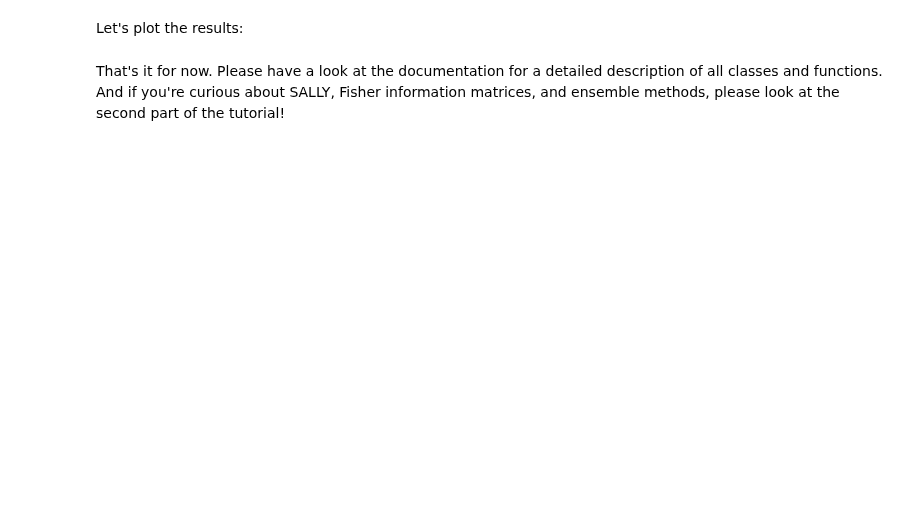
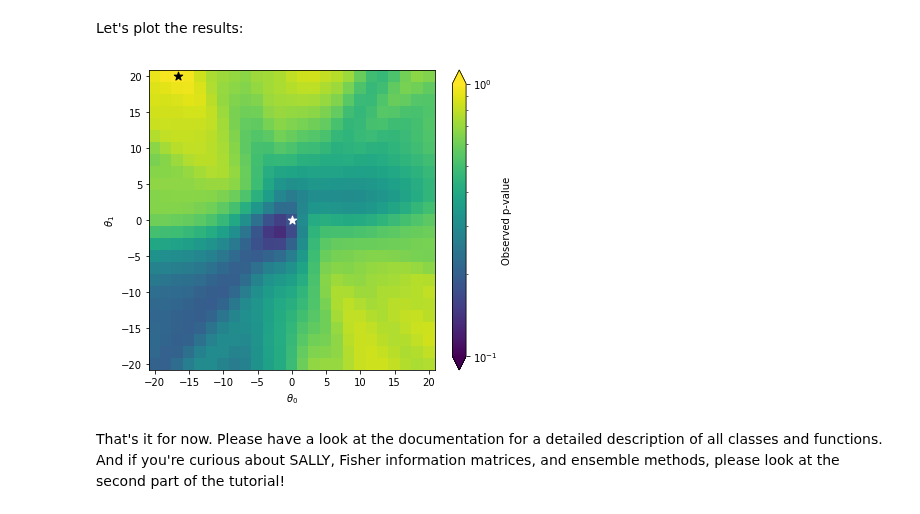
Before and after one commit to madminer-tool/madminer, a Jupyter notebook: examples/tutorial_parton_level/1_from_cards_to_likelihood_ratio.ipynb, the cells around one changed output. Cells and saved outputs as stored; diff of their text form; code cells hidden in the pictures; blank space fills up the shorter version.

```diff
--- a/examples/tutorial_parton_level/1_from_cards_to_likelihood_ratio.ipynb
+++ b/examples/tutorial_parton_level/1_from_cards_to_likelihood_ratio.ipynb
@@ -523,7 +558,7 @@ Let's try both:
 # %%
 sampler = SampleAugmenter('data/madminer_example_shuffled.h5')
 x_observed, _ = sampler.extract_samples_test(
-    theta=sampling.morphing_point([15.,-15.]),
+    theta=sampling.morphing_point([10.,10.]),
     n_samples=25,
     folder=None,
     filename=None
@@ -538,5 +591,5 @@ _, p_values_observed, best_fit_observed = limits.observed_limits(
     model_file='models/alices',
     include_xsec=False,
     resolution=resolution,
-    luminosity=300000.0,
+    luminosity=3000000.0,
 )
@@ -547,5 +618,5 @@ theta_grid, p_values_expected, best_fit_expected = limits.expected_limits(
     model_file='models/alices',
     include_xsec=False,
     resolution=resolution,
-    luminosity=300000.0
+    luminosity=3000000.0
 )
@@ -559,38 +648,40 @@ centers = np.linspace(theta_min, theta_max, resolution)
 fig = plt.figure(figsize=(6,5))
 ax = plt.gca()
 
-cmin, cmax = 0.01, 1.
+cmin, cmax = 0.1, 1.
 
 pcm = ax.pcolormesh(
     edges, edges, p_values_observed.reshape((resolution, resolution)),
     norm=matplotlib.colors.LogNorm(vmin=cmin, vmax=cmax),
     cmap='viridis'
 )
 cbar = fig.colorbar(pcm, ax=ax, extend='both')
 plt.contour(
-    centers, centers, p_values_observed.reshape((resolution, resolution)),
+    centers, centers, p_values_expected.reshape((resolution, resolution)),
     levels=[0.05],
     ls='-', color='white'
 )
 plt.contour(
     centers, centers, p_values_observed.reshape((resolution, resolution)),
     levels=[0.05],
     ls='-', color='black'
 )
 plt.scatter(
     theta_grid[best_fit_expected][0], theta_grid[best_fit_expected][1],
     s=80., color='white', marker='*'
 )
 plt.scatter(
     theta_grid[best_fit_observed][0], theta_grid[best_fit_observed][1],
     s=80., color='black', marker='*'
 )
 
 plt.xlabel(r'$\theta_0$')
 plt.ylabel(r'$\theta_1$')
 cbar.set_label('Observed p-value')
 
 plt.tight_layout()
 plt.show()
+# %% [output]
+[figure, added]
 # %% [markdown]
 That's it for now. Please have a look at the documentation for a detailed description of all classes and functions. And if you're curious about SALLY, Fisher information matrices, and ensemble methods, please look at the second part of the tutorial!
```
Also changed, not shown: parts of 7 cells of this notebook.
